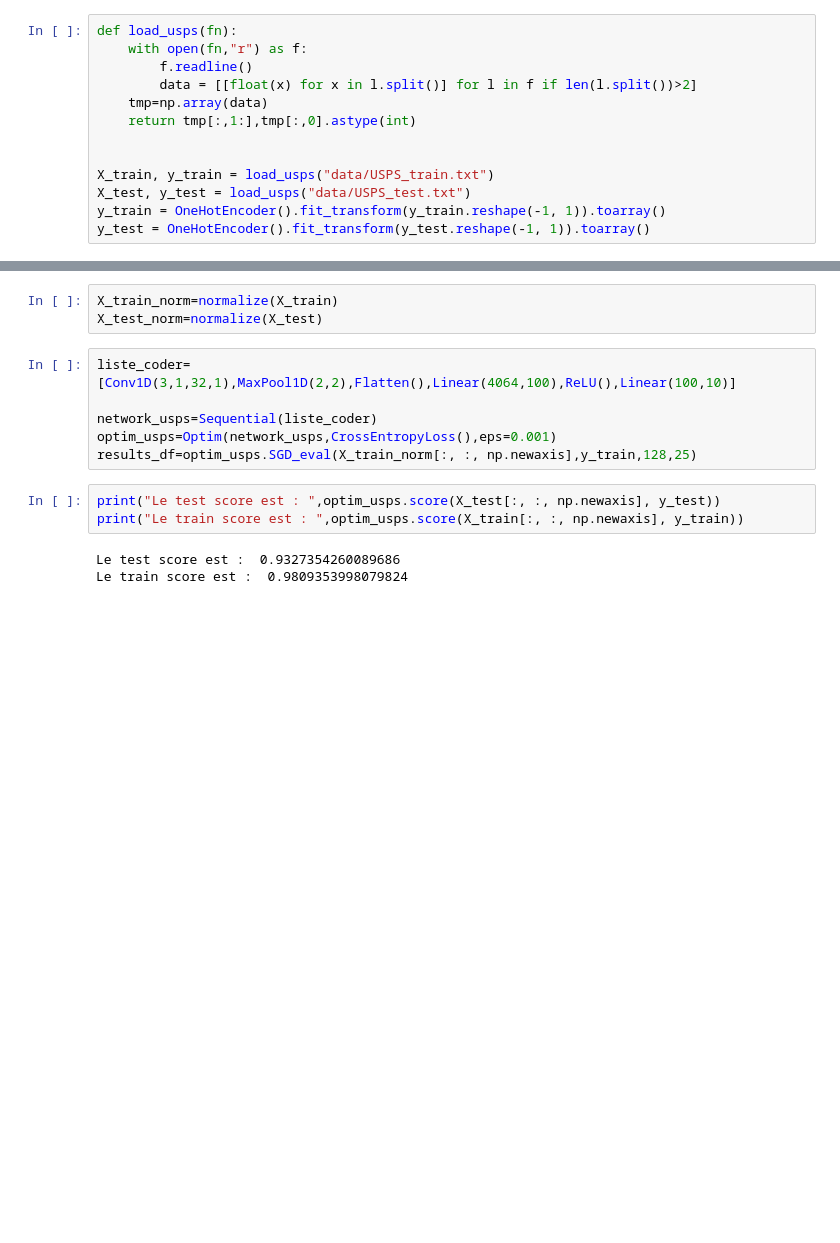
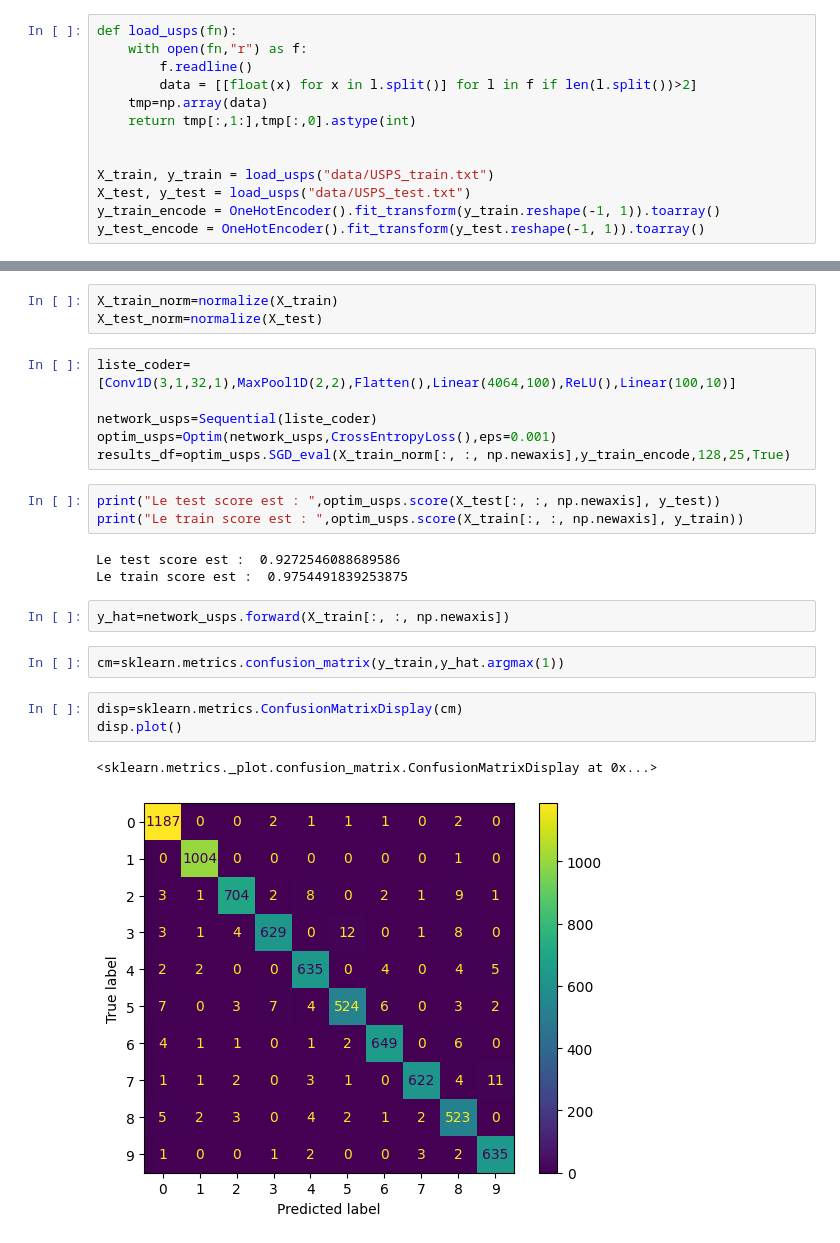
Before and after one commit to baris221/ML-2023-24-Baris-Erto, a Jupyter notebook: projet/ex6.ipynb, the cells around one changed output, grey strips where cells are left out. Saved outputs shown, nothing was run; the diff lists cells and outputs as text; blank space fills up the shorter version.

```diff
--- a/projet/ex6.ipynb
+++ b/projet/ex6.ipynb
@@ -17,8 +21,8 @@ def load_usps(fn):
 
 X_train, y_train = load_usps("data/USPS_train.txt")
 X_test, y_test = load_usps("data/USPS_test.txt")
-y_train = OneHotEncoder().fit_transform(y_train.reshape(-1, 1)).toarray()
-y_test = OneHotEncoder().fit_transform(y_test.reshape(-1, 1)).toarray()
+y_train_encode = OneHotEncoder().fit_transform(y_train.reshape(-1, 1)).toarray()
+y_test_encode = OneHotEncoder().fit_transform(y_test.reshape(-1, 1)).toarray()
 # %%
 print(X_train.shape)
 print(y_train.shape)
@@ -38,10 +42,20 @@ liste_coder=[Conv1D(3,1,32,1),MaxPool1D(2,2),Flatten(),Linear(4064,100),ReLU(),L
 
 network_usps=Sequential(liste_coder)
 optim_usps=Optim(network_usps,CrossEntropyLoss(),eps=0.001)
-results_df=optim_usps.SGD_eval(X_train_norm[:, :, np.newaxis],y_train,128,25)
+results_df=optim_usps.SGD_eval(X_train_norm[:, :, np.newaxis],y_train_encode,128,25,True)
 # %%
 print("Le test score est : ",optim_usps.score(X_test[:, :, np.newaxis], y_test))
 print("Le train score est : ",optim_usps.score(X_train[:, :, np.newaxis], y_train))
 # %% [output]
-Le test score est :  0.9327354260089686
-Le train score est :  0.9809353998079824
+Le test score est :  0.9272546088689586
+Le train score est :  0.9754491839253875
+# %%
+y_hat=network_usps.forward(X_train[:, :, np.newaxis])
+# %%
+cm=sklearn.metrics.confusion_matrix(y_train,y_hat.argmax(1))
+# %%
+disp=sklearn.metrics.ConfusionMatrixDisplay(cm)
+disp.plot()
+# %% [output]
+<sklearn.metrics._plot.confusion_matrix.ConfusionMatrixDisplay at 0x...>
+[figure, added]
```
Also changed, not shown: parts of 4 cells of this notebook, 2 other files.
